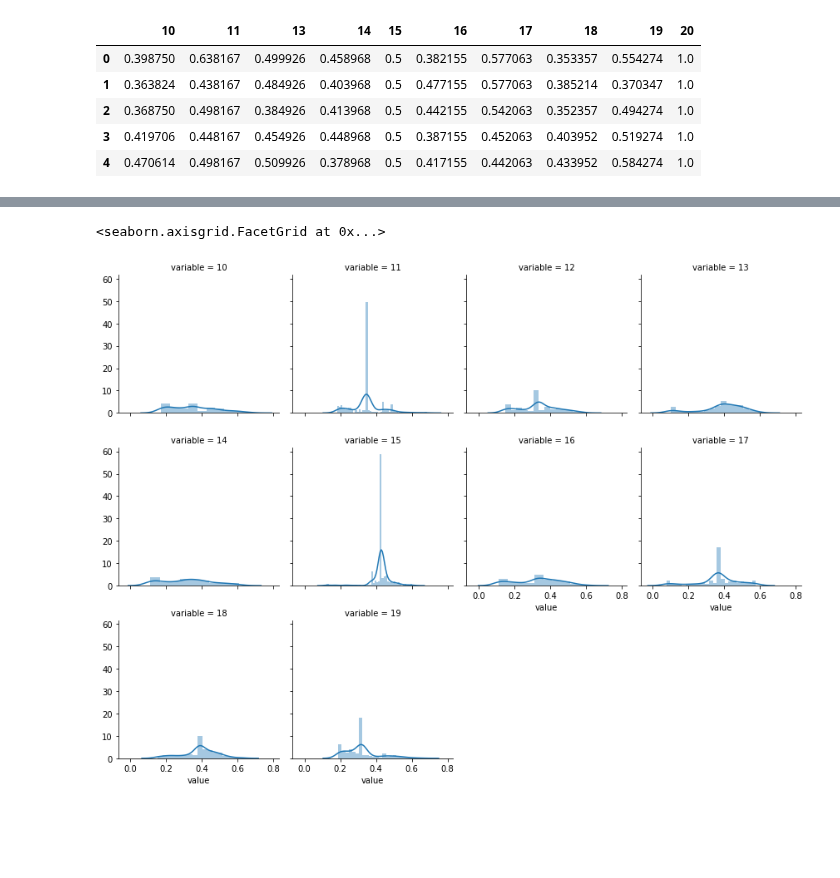
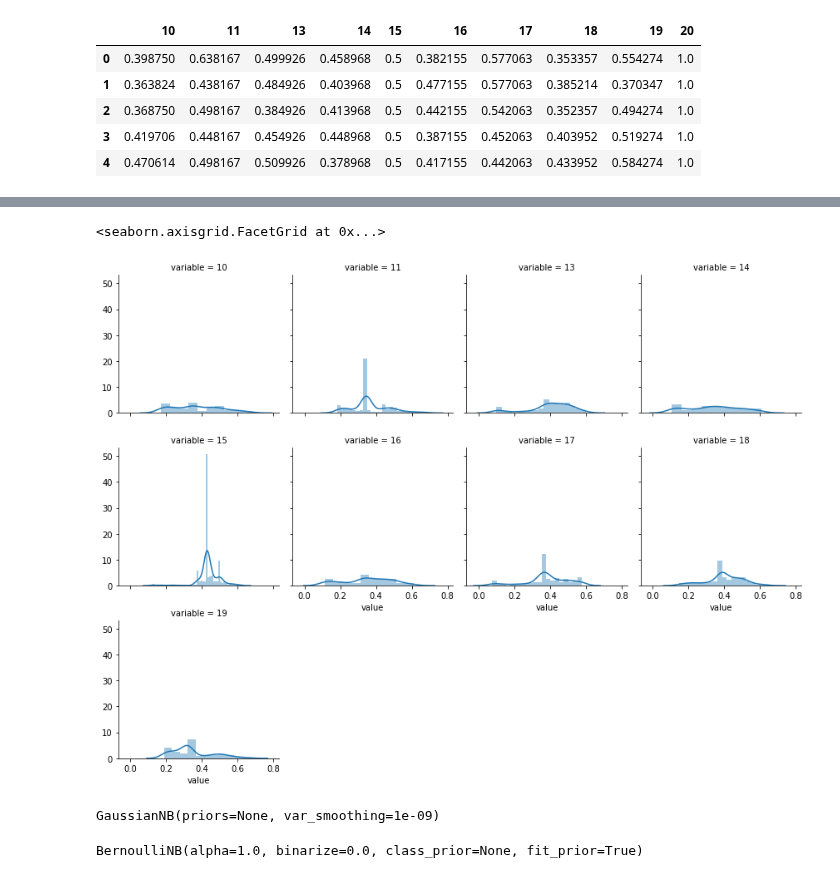
Before and after one commit to luanagbmartins/inteligencia-artificial, a Jupyter notebook: Módulo 3 - Redes Bayesianas/AP_03_ LuanaGuedes_RuanChaves_ThiagoMonteles.ipynb, the cells around one changed output, grey strips where cells are left out. Cells and saved outputs as stored; diff of their text form; code cells hidden in the pictures; blank space fills up the shorter version.

Commit message:
novo modelo

```diff
--- a/Módulo 3 - Redes Bayesianas/AP_03_ LuanaGuedes_RuanChaves_ThiagoMonteles.ipynb
+++ b/Módulo 3 - Redes Bayesianas/AP_03_ LuanaGuedes_RuanChaves_ThiagoMonteles.ipynb
@@ -709,6 +640,5 @@ legend
 # %%
-dataset = pd.read_csv('dataset_preenchido.csv')
-dataset = dataset.drop(columns=['2','12'])
+dataset = pd.read_csv('dataset.csv')
 # %%
 dataset_values = dataset.copy()
 for idx, col in enumerate(dataset_values.columns):
@@ -757,6 +694,7 @@ dataset_right.head()
 # %%
-dataset_right = dataset[dataset['20']==1].iloc[:, 10:20].copy()
-g = sns.FacetGrid(dataset_right.melt(), col="variable", col_wrap=4)
-g.map(sns.distplot, "value")
+dataplot = dataset_right[dataset_right['20']==1]
+dataplot = dataset_right[['10','11','13','14','15','16','17','18','19']]
+g = sns.FacetGrid(dataplot.melt(), col="variable", col_wrap=4)
+g.map(sns.distplot,"value")
 # %% [output]
 <seaborn.axisgrid.FacetGrid at 0x...>
@@ -764,7 +702,25 @@ g.map(sns.distplot, "value")
 # %%
-dataset_right = dataset[dataset['20']==0].iloc[:, 10:20].copy()
-g = sns.FacetGrid(dataset_right.melt(), col="variable", col_wrap=4)
-g.map(sns.distplot, "value")
+dataplot = dataset_right[dataset_right['20']==0]
+dataplot = dataset_right[['10','11','13','14','15','16','17','18','19']]
+g = sns.FacetGrid(dataplot.melt(), col="variable", col_wrap=4)
+
+g.map(sns.distplot,"value")
 # %% [output]
 <seaborn.axisgrid.FacetGrid at 0x...>
-[figure, old version]
+[figure, new version]
+# %%
+from sklearn.naive_bayes import GaussianNB
+from sklearn.model_selection import train_test_split
+
+dataset_gaussian = pd.read_csv('dataset_gaussian.csv')
+
+X = dataset_gaussian.iloc[:, 0:-1].values.tolist()
+y = np.array(dataset_gaussian.iloc[:, -1].values.tolist()).flatten()
+
+
+X_train, X_test, y_train, y_test = train_test_split(X, y, test_size = 0.3)
+
+gnb = GaussianNB()
+gnb.fit(X_train, y_train)
+# %% [output]
+GaussianNB(priors=None, var_smoothing=1e-09)
@@ -770,0 +729,14 @@ g.map(sns.distplot, "value")
+# %%
+from sklearn.naive_bayes import BernoulliNB
+dataset_bernoulli = pd.read_csv('dataset_bernoulli.csv')
+
+X = dataset_bernoulli.iloc[:, 0:-1].values.tolist()
+y = np.array(dataset_bernoulli.iloc[:, -1].values.tolist()).flatten()
+
+
+X_train, X_test, y_train, y_test = train_test_split(X, y, test_size = 0.3)
+
+bnb = BernoulliNB()
+bnb.fit(X_train, y_train)
+# %% [output]
+BernoulliNB(alpha=1.0, binarize=0.0, class_prior=None, fit_prior=True)
```
Also changed, not shown: parts of 20 cells of this notebook, 2 other files.
